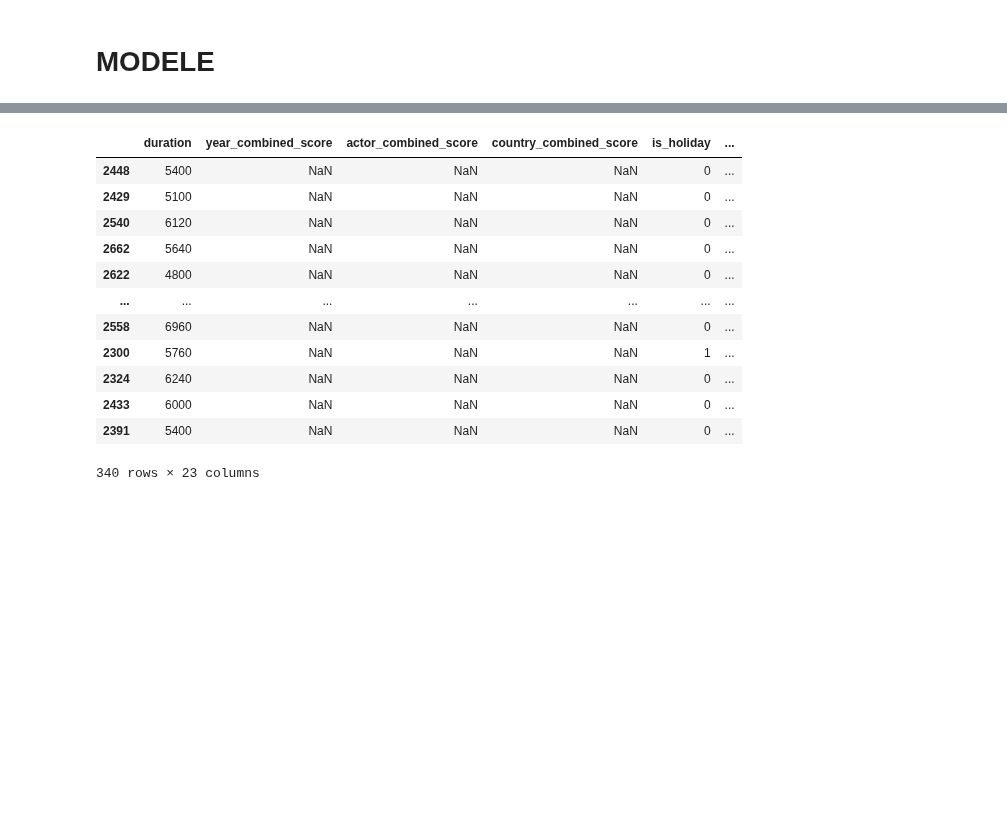
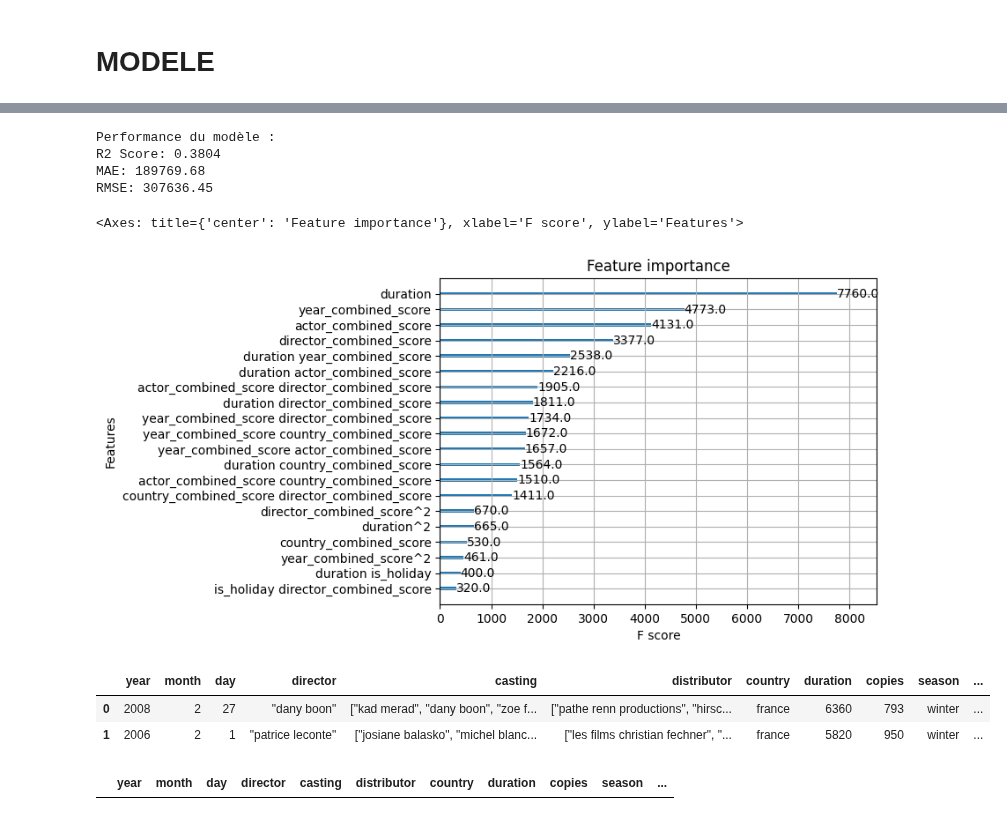
Before and after one commit to AFlo59/Brief_Popularity_Film, a Jupyter notebook: modelisation/model2.ipynb, the cells around one changed output, grey strips where cells are left out. Saved outputs shown, nothing was run; the diff lists cells and outputs as text; code cells hidden in the pictures; blank space fills up the shorter version.

Commit message:
pipes ok

```diff
--- a/modelisation/model2.ipynb
+++ b/modelisation/model2.ipynb
@@ -124,10 +124,7 @@ pipe = Pipeline([
   ('holiday_converter' , make_pipeline(holiday_converter)),
   ('director_converter' , make_pipeline(director_converter)),
   ('distributor_converter' , make_pipeline(distributor_converter)),
-  ('drop' , make_pipeline(drop_after_converter_pipeline)),
-  ('set_ohe' , make_pipeline(set_ohe_pipeline)),
-  #('poly' , make_pipeline(PolynomialFeatures())),
-  #('scale', make_pipeline(RobustScaler(with_centering=False)))
+  ('drop' , make_pipeline(drop_after_converter_pipeline))
 ])
 
 # t = df.copy()
@@ -143,18 +140,19 @@ y = df_clean.first_week
 
 X_train, X_test, y_train, y_test = train_test_split(X, y, shuffle=True, train_size=0.85, random_state=42)
 
+pipe_transform = make_pipeline(pipe)
+
+p = pipe_transform.transform(X)
+#display(p.head())
+
+X_train, X_test, y_train, y_test = train_test_split(p, y, shuffle=True, train_size=0.85, random_state=42)
+
 model = make_pipeline(
-            pipe,
-            #make_pipeline(RobustScaler(with_centering=False))
-            #drop_after_converter_pipeline,
-            #set_ohe_pipeline,
-            #PolynomialFeatures(),
-            #preprocessing,
-            #xgboost.XGBRegressor(n_estimators=1000, max_depth=7, eta=0.1, subsample=0.7, colsample_bytree=0.8)
-        )
+  set_ohe_pipeline,
+  PolynomialFeatures(),
+  RobustScaler(with_centering=False),
+  xgboost.XGBRegressor(n_estimators=1000, max_depth=7, eta=0.1, subsample=0.7, colsample_bytree=0.8)
+)
 
-# model.fit(X_train, y_train)
-# xgboost.plot_importance(model[-1], max_num_features=20)
-
-p = model.transform(X_train)
+model.fit(X_train, y_train)
 # %% [output]
@@ -166,17 +183,30 @@ convert_distributor
+# %%
+y_pred = model.predict(X_test)
+
+r2_cleaned = r2_score(y_test, y_pred)
+mse_cleaned = mean_squared_error(y_test, y_pred)
+mae = mean_absolute_error(y_test, y_pred)
+rmse_cleaned = np.sqrt(mse_cleaned)
+
+print("Performance du modèle :")
+# print(model.best_params_)
+print(f"R2 Score: {r2_cleaned:.4f}")
+print(f"MAE: {mae:.2f}")
+print(f"RMSE: {rmse_cleaned:.2f}")
+
+xgboost.plot_importance(model[-1], max_num_features=20)
+# %% [output]
+Performance du modèle :
+R2 Score: 0.3804
+MAE: 189769.68
+RMSE: 307636.45
+<Axes: title={'center': 'Feature importance'}, xlabel='F score', ylabel='Features'>
+[figure, added]
 # %%
-#display(p.iloc[2448])
+display(p.head(2))
 p[p.isna().any(axis=1)]
 # %% [output]
-|  | duration | year_combined_score | actor_combined_score | country_combined_score | is_holiday | ... |
-| 2448 | 5400 | NaN | NaN | NaN | 0 | ... |
-| 2429 | 5100 | NaN | NaN | NaN | 0 | ... |
-| 2540 | 6120 | NaN | NaN | NaN | 0 | ... |
-| 2662 | 5640 | NaN | NaN | NaN | 0 | ... |
-| 2622 | 4800 | NaN | NaN | NaN | 0 | ... |
-| ... | ... | ... | ... | ... | ... | ... |
-| 2558 | 6960 | NaN | NaN | NaN | 0 | ... |
-| 2300 | 5760 | NaN | NaN | NaN | 1 | ... |
-| 2324 | 6240 | NaN | NaN | NaN | 0 | ... |
-| 2433 | 6000 | NaN | NaN | NaN | 0 | ... |
-| 2391 | 5400 | NaN | NaN | NaN | 0 | ... |
+|  | year | month | day | director | casting | distributor | country | duration | copies | season | ... |
+| 0 | 2008 | 2 | 27 | "dany boon" | ["kad merad", "dany boon", "zoe f... | ["pathe renn productions", "hirsc... | france | 6360 | 793 | winter | ... |
+| 1 | 2006 | 2 | 1 | "patrice leconte" | ["josiane balasko", "michel blanc... | ["les films christian fechner", "... | france | 5820 | 950 | winter | ... |
-340 rows × 23 columns
+|  | year | month | day | director | casting | distributor | country | duration | copies | season | ... |
```
Also changed, not shown: parts of 4 cells of this notebook.
